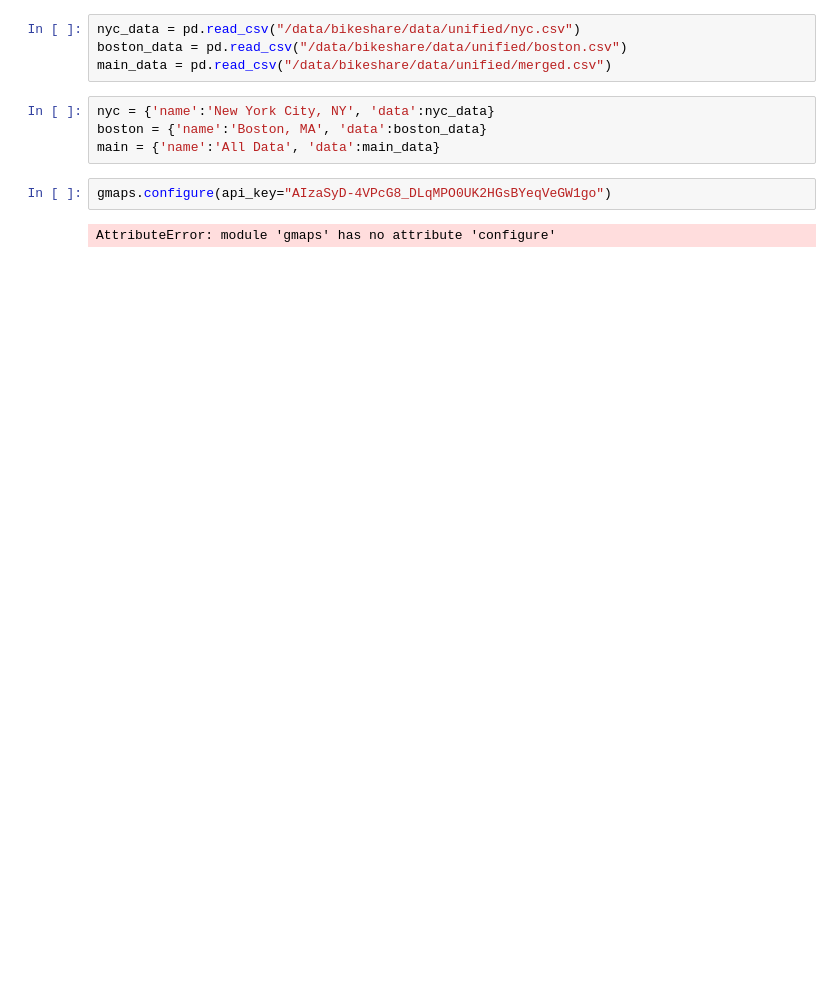
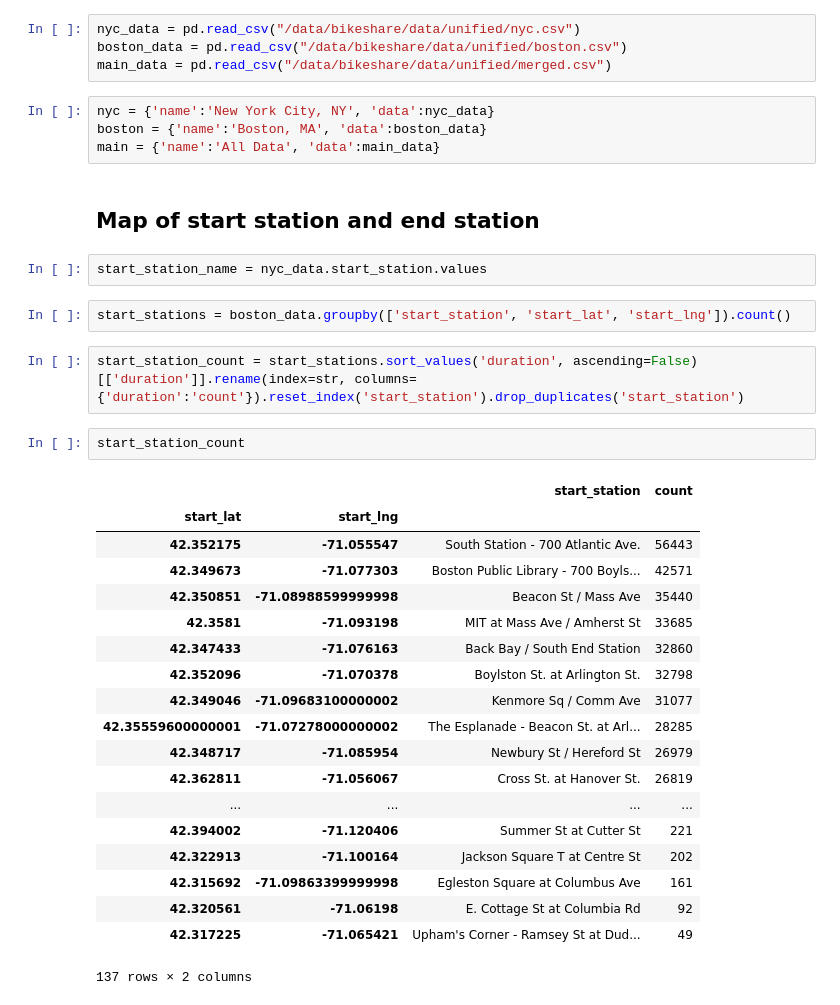
Before and after one commit to swopnilnep/DataVisualization, a Jupyter notebook: ipython/gmaps_visualizations.ipynb, the cells around one changed output. Cells and saved outputs as stored; diff of their text form; blank space fills up the shorter version.

Commit message:
finish gmaps viz

```diff
--- a/ipython/gmaps_visualizations.ipynb
+++ b/ipython/gmaps_visualizations.ipynb
@@ -11,7 +13,33 @@ main_data = pd.read_csv("/data/bikeshare/data/unified/merged.csv")
 nyc = {'name':'New York City, NY', 'data':nyc_data}
 boston = {'name':'Boston, MA', 'data':boston_data}
 main = {'name':'All Data', 'data':main_data}
-# %%
-gmaps.configure(api_key="AIzaSyD-4VPcG8_DLqMPO0UK2HGsBYeqVeGW1go")
-# %% [output]
-AttributeError: module 'gmaps' has no attribute 'configure'
+# %% [markdown]
+## Map of start station and end station
+# %%
+start_station_name = nyc_data.start_station.values
+# %%
+start_stations = boston_data.groupby(['start_station', 'start_lat', 'start_lng']).count()
+# %%
+start_station_count = start_stations.sort_values('duration', ascending=False)[['duration']].rename(index=str, columns={'duration':'count'}).reset_index('start_station').drop_duplicates('start_station')
+# %%
+start_station_count
+# %% [output]
+|  |  | start_station | count |
+| start_lat | start_lng |  |  |
+| 42.352175 | -71.055547 | South Station - 700 Atlantic Ave. | 56443 |
+| 42.349673 | -71.077303 | Boston Public Library - 700 Boyls... | 42571 |
+| 42.350851 | -71.08988599999998 | Beacon St / Mass Ave | 35440 |
+| 42.3581 | -71.093198 | MIT at Mass Ave / Amherst St | 33685 |
+| 42.347433 | -71.076163 | Back Bay / South End Station | 32860 |
+| 42.352096 | -71.070378 | Boylston St. at Arlington St. | 32798 |
+| 42.349046 | -71.09683100000002 | Kenmore Sq / Comm Ave | 31077 |
+| 42.35559600000001 | -71.07278000000002 | The Esplanade - Beacon St. at Arl... | 28285 |
+| 42.348717 | -71.085954 | Newbury St / Hereford St | 26979 |
+| 42.362811 | -71.056067 | Cross St. at Hanover St. | 26819 |
+| ... | ... | ... | ... |
+| 42.394002 | -71.120406 | Summer St at Cutter St | 221 |
+| 42.322913 | -71.100164 | Jackson Square T at Centre St | 202 |
+| 42.315692 | -71.09863399999998 | Egleston Square at Columbus Ave | 161 |
+| 42.320561 | -71.06198 | E. Cottage St at Columbia Rd | 92 |
+| 42.317225 | -71.065421 | Upham's Corner - Ramsey St at Dud... | 49 |
+137 rows × 2 columns
```
Also changed, not shown: parts of 3 cells of this notebook, 1 other file.
